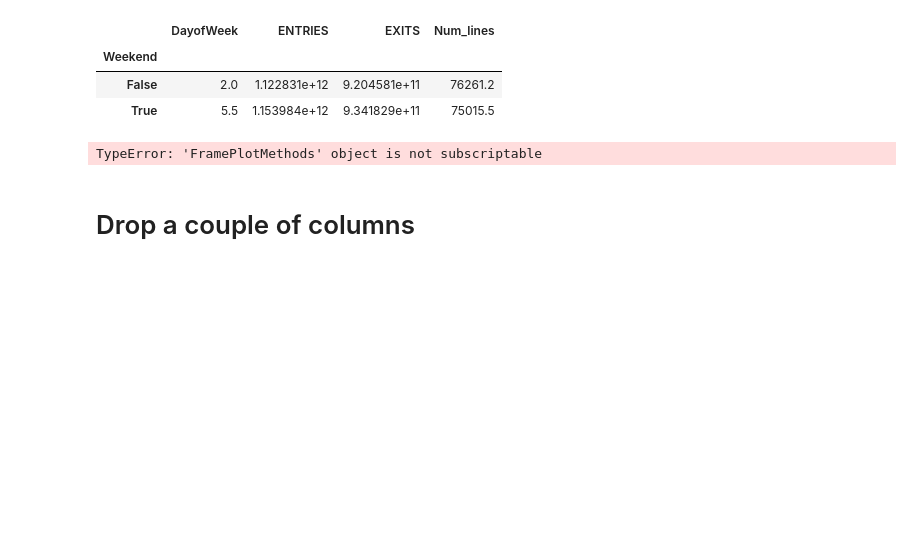
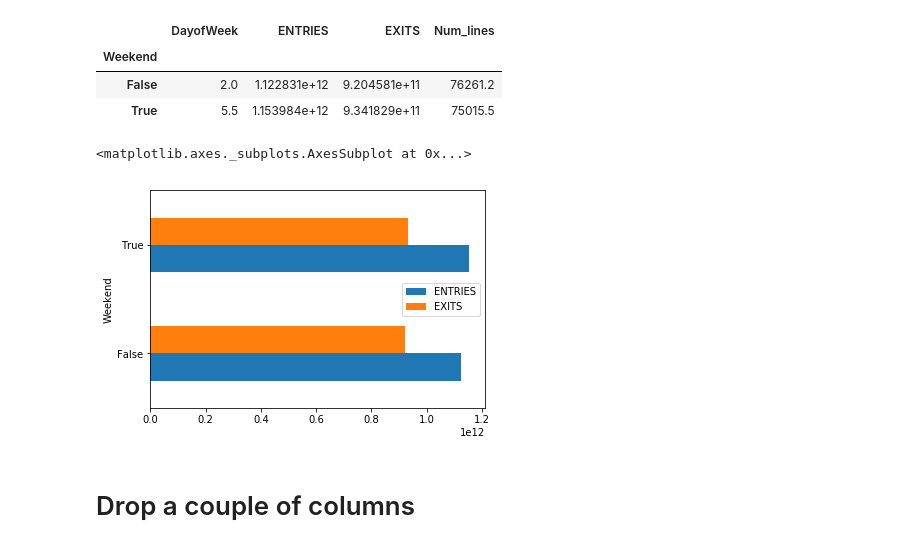
Before and after one commit to kevzha/dsc-0-03-08-understanding-pandas-series-and-dataframes-lab-nyc-ds-career-012819, a Jupyter notebook: index.ipynb, the cells around one changed output. Cells and saved outputs as stored; diff of their text form; code cells hidden in the pictures; blank space fills up the shorter version.

```diff
--- a/index.ipynb
+++ b/index.ipynb
@@ -214,9 +214,10 @@ weekend
 | False | 2.0 | 1.122831e+12 | 9.204581e+11 | 76261.2 |
 | True | 5.5 | 1.153984e+12 | 9.341829e+11 | 75015.5 |
 # %%
-weekend.plot[['ENTRIES', 'EXITS']].plot(kind='barh')
+weekend[['ENTRIES', 'EXITS']].plot(kind='barh')
 # %% [output]
-TypeError: 'FramePlotMethods' object is not subscriptable
+<matplotlib.axes._subplots.AxesSubplot at 0x...>
+[figure, added]
 # %% [markdown]
 # Drop a couple of columns
 # %%
```
